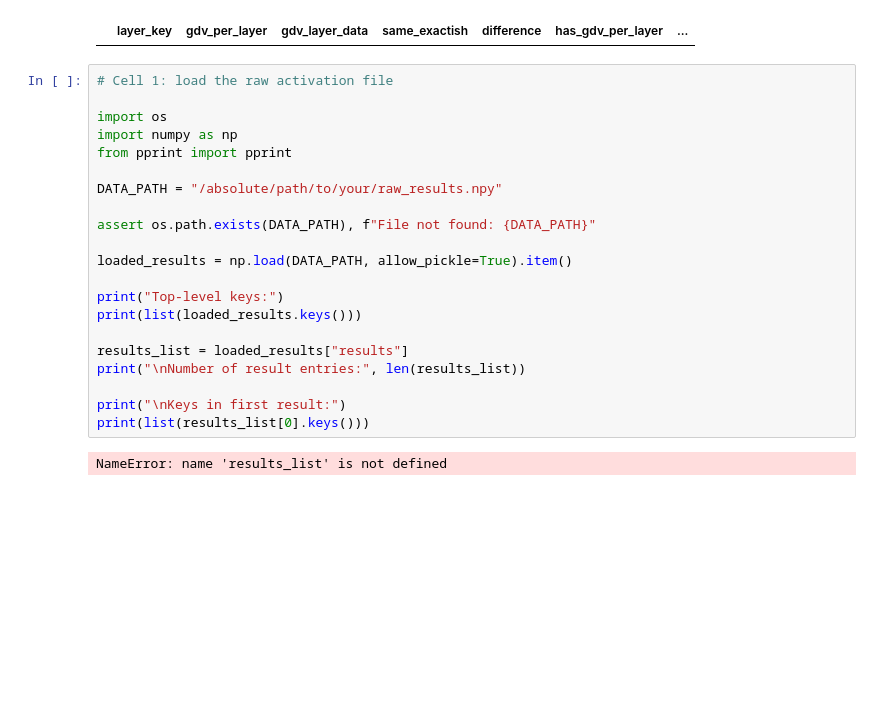
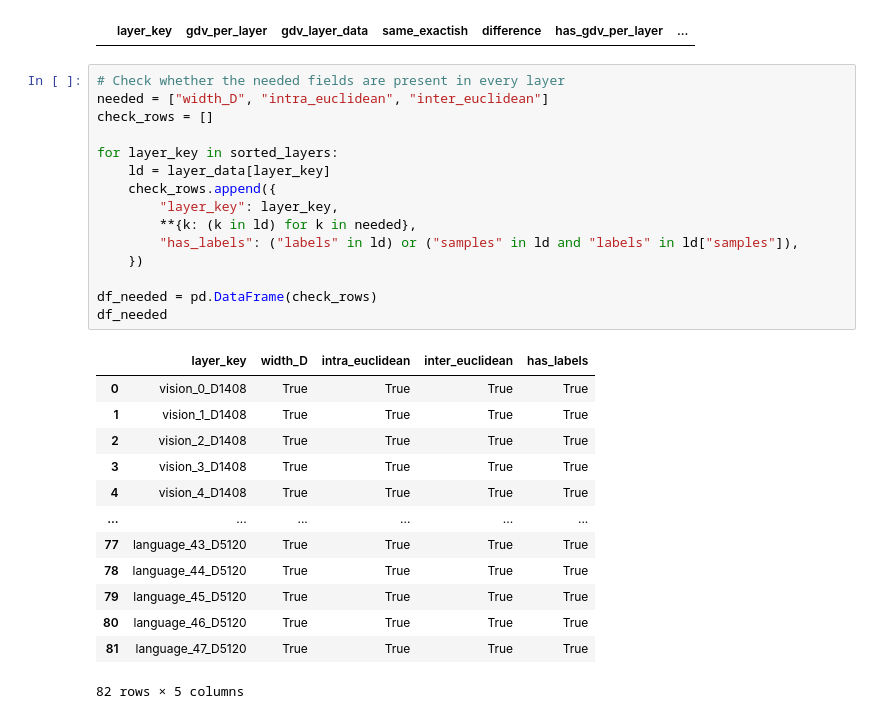
Before and after one commit to Jihagen/Vision-Transformers, a Jupyter notebook: gdv sanity check.ipynb, the cells around one changed output. Drawn from its saved outputs; the diff is of its cells as text; blank space fills up the shorter version.

```diff
--- a/gdv sanity check.ipynb
+++ b/gdv sanity check.ipynb
@@ -136,26 +136,32 @@ Layers where values match: 82
 
 Rows where one side is missing or values differ:
 |  | layer_key | gdv_per_layer | gdv_layer_data | same_exactish | difference | has_gdv_per_layer | ... |
-# %%
-# Cell 1: load the raw activation file
-
-import os
-import numpy as np
-from pprint import pprint
-
-DATA_PATH = "/absolute/path/to/your/raw_results.npy"
-
-assert os.path.exists(DATA_PATH), f"File not found: {DATA_PATH}"
-
-loaded_results = np.load(DATA_PATH, allow_pickle=True).item()
-
-print("Top-level keys:")
-print(list(loaded_results.keys()))
-
-results_list = loaded_results["results"]
-print("\nNumber of result entries:", len(results_list))
-
-print("\nKeys in first result:")
-print(list(results_list[0].keys()))
-# %% [output]
-NameError: name 'results_list' is not defined
+# %%
+# Check whether the needed fields are present in every layer
+needed = ["width_D", "intra_euclidean", "inter_euclidean"]
+check_rows = []
+
+for layer_key in sorted_layers:
+    ld = layer_data[layer_key]
+    check_rows.append({
+        "layer_key": layer_key,
+        **{k: (k in ld) for k in needed},
+        "has_labels": ("labels" in ld) or ("samples" in ld and "labels" in ld["samples"]),
+    })
+
+df_needed = pd.DataFrame(check_rows)
+df_needed
+# %% [output]
+|  | layer_key | width_D | intra_euclidean | inter_euclidean | has_labels |
+| 0 | vision_0_D1408 | True | True | True | True |
+| 1 | vision_1_D1408 | True | True | True | True |
+| 2 | vision_2_D1408 | True | True | True | True |
+| 3 | vision_3_D1408 | True | True | True | True |
+| 4 | vision_4_D1408 | True | True | True | True |
+| ... | ... | ... | ... | ... | ... |
+| 77 | language_43_D5120 | True | True | True | True |
+| 78 | language_44_D5120 | True | True | True | True |
+| 79 | language_45_D5120 | True | True | True | True |
+| 80 | language_46_D5120 | True | True | True | True |
+| 81 | language_47_D5120 | True | True | True | True |
+82 rows × 5 columns
```
Also changed, not shown: parts of 13 cells of this notebook, 1 other file.
